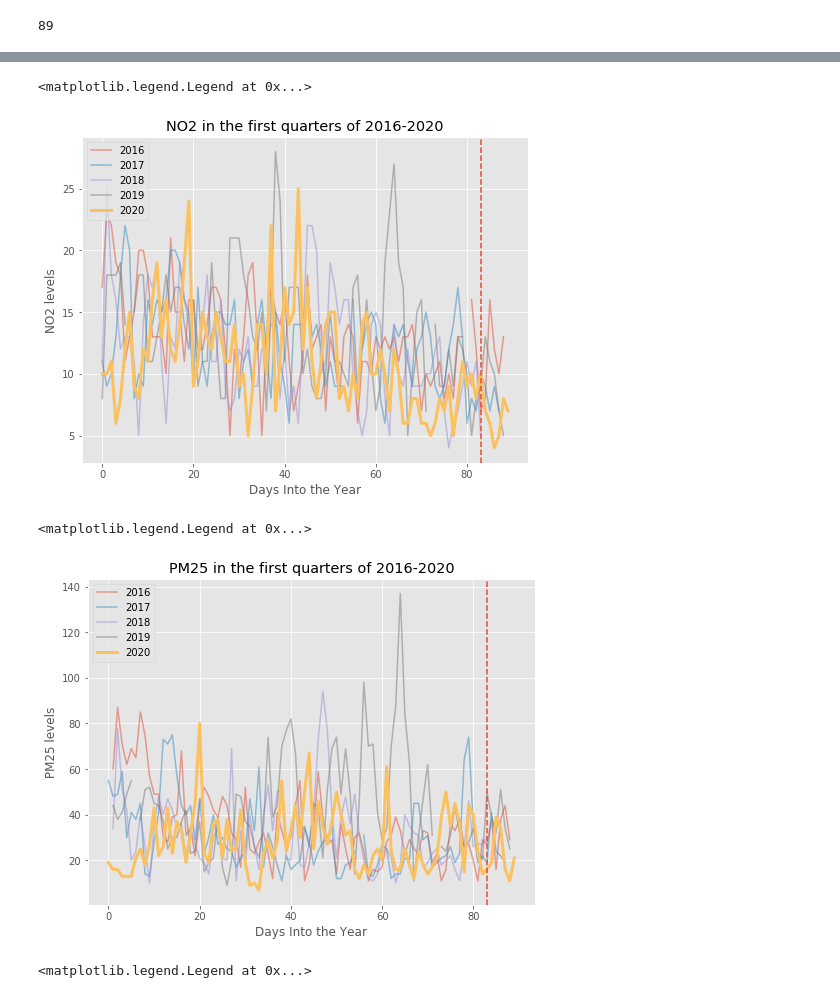
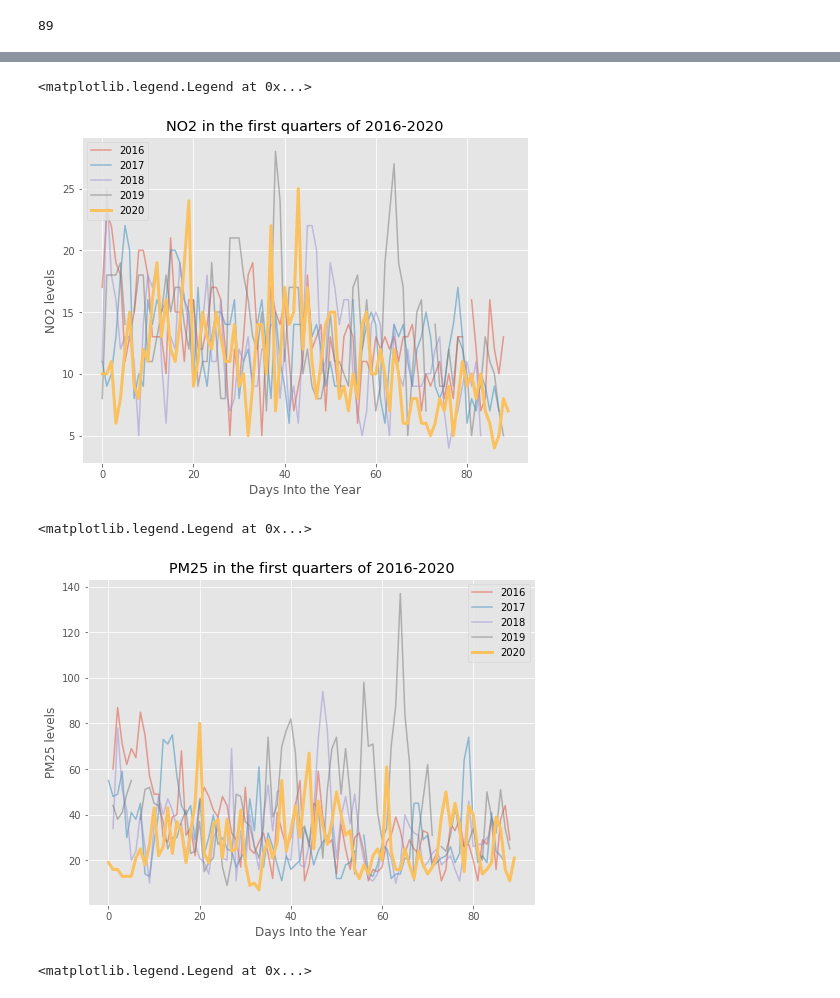
Before and after one commit to taylorjbritt/capstone1, a Jupyter notebook: notebooks/Denver EDA.ipynb, the cells around one changed output, grey strips where cells are left out. Saved outputs shown, nothing was run; the diff lists cells and outputs as text; code cells hidden in the pictures.

Commit message:
started working on markdown, populated with graphs, created a screenshots folder for some examples from my initial EDA in jupyter

```diff
--- a/notebooks/Denver EDA.ipynb
+++ b/notebooks/Denver EDA.ipynb
@@ -4,7 +4,7 @@ import numpy as np
 import datetime
 import matplotlib.pyplot as plt
 
-plt.style.use('ggplot')
+#plt.style.use('ggplot')
 # %%
 denver_raw = pd.read_csv('../data/i-25-denver, colorado, usa-air-quality.csv')
 # %%
@@ -227,35 +234,35 @@ for year in years:
     else:
         ax.plot(x, y, alpha = .5, label = str(year))
 ax.set_title('NO2 in the first quarters of 2016-2020')
-ax.axvline(x = 83, ls='--')
+#ax.axvline(x = 83, ls='--')
 ax.set_ylabel('NO2 levels')
 ax.set_xlabel('Days Into the Year')
 ax.legend(loc='upper left')
 # %% [output]
 <matplotlib.legend.Legend at 0x...>
-[figure, old version]
+[figure, new version]
 # %%
 years = [2016, 2017, 2018, 2019, 2020]
 cols = {'pm25': 'PM25', 'pm10': 'PM10', 'o3' : 'O3', 'no2':'NO2', 'so2':'SO2', 'co':'CO'}
 
 fig, ax = plt.subplots(figsize=(8,6))
 for year in years:
     denverq = denver_clean[denver_clean['date'] > datetime.datetime(year, 1, 1)]
     denverq = denverq[denverq['date'] < datetime.datetime(year, 4, 1)]
     x = np.arange(0, len(denverq), 1)
     y = denverq['pm25']
     if year == 2020:
         ax.plot(x, y, linewidth = 3, label = str(year))
     else:
         ax.plot(x, y, alpha = .5, label = str(year))
 ax.set_title('PM25 in the first quarters of 2016-2020')
-ax.axvline(x = 83, ls='--')
+# ax.axvline(x = 83, ls='--')
 ax.set_ylabel('PM25 levels')
 ax.set_xlabel('Days Into the Year')
 ax.legend(loc='best')
 # %% [output]
 <matplotlib.legend.Legend at 0x...>
-[figure, old version]
+[figure, new version]
 # %%
 fig, ax = plt.subplots(figsize=(8,6))
 for year in years:
```
Also changed, not shown: parts of 3 cells of this notebook, 5 other files.
